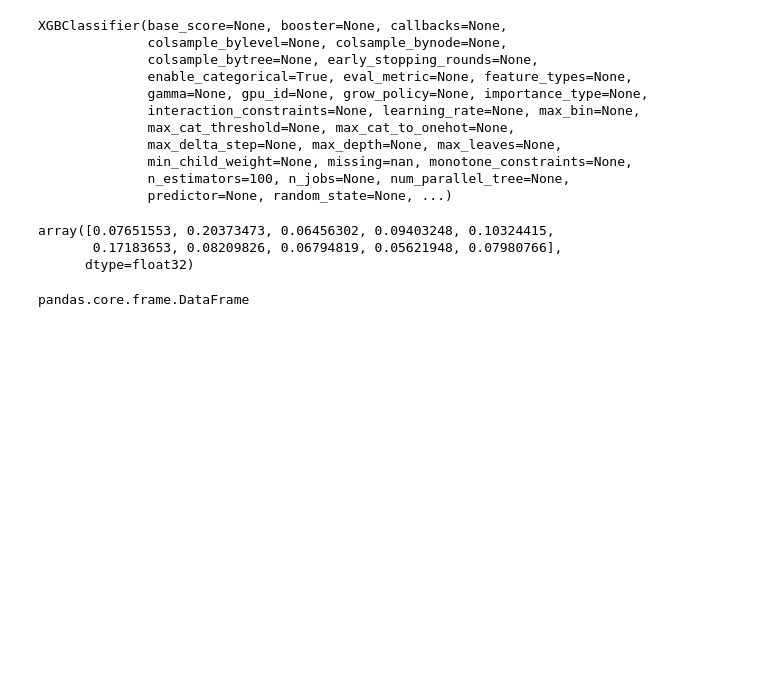
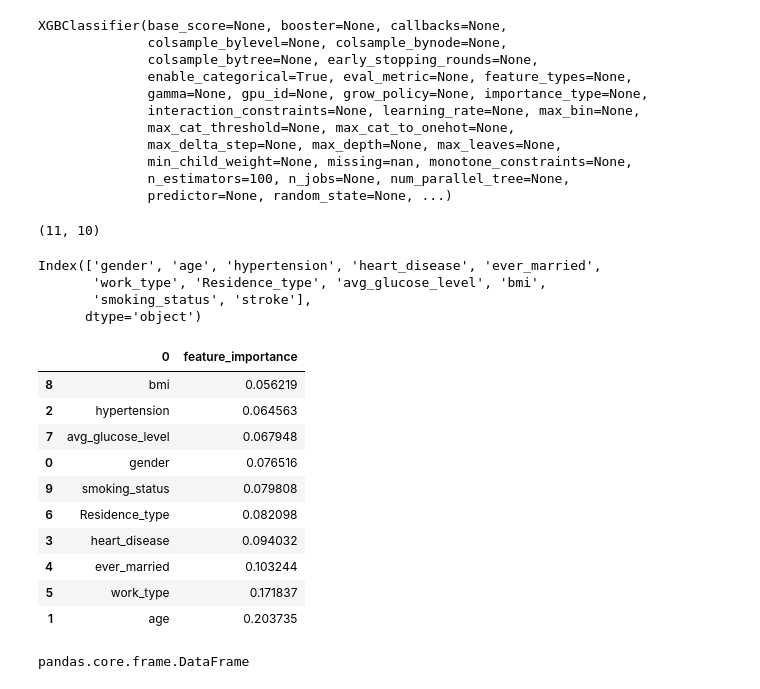
Before and after one commit to AriSky1/StrokePredictionApp, a Jupyter notebook: Untitled.ipynb, the cells around one changed output. Cells and saved outputs as stored; diff of their text form; code cells hidden in the pictures; blank space fills up the shorter version.

```diff
--- a/Untitled.ipynb
+++ b/Untitled.ipynb
@@ -88,11 +114,38 @@ XGBClassifier(base_score=None, booster=None, callbacks=None,
 # Or get a matplotlib axis
 # ax = xgb.plot_tree(clf, num_trees=1)
 # Get feature importances
-clf.feature_importances_
+fi = clf.feature_importances_
-# %% [output]
-array([0.07651553, 0.20373473, 0.06456302, 0.09403248, 0.10324415,
-       0.17183653, 0.08209826, 0.06794819, 0.05621948, 0.07980766],
-      dtype=float32)
+# %%
+len(df.columns), len(fi)
+# %% [output]
+(11, 10)
+# %%
+df.columns
+# %% [output]
+Index(['gender', 'age', 'hypertension', 'heart_disease', 'ever_married',
+       'work_type', 'Residence_type', 'avg_glucose_level', 'bmi',
+       'smoking_status', 'stroke'],
+      dtype='object')
+# %%
+li = ['gender', 'age', 'hypertension', 'heart_disease', 'ever_married',
+       'work_type', 'Residence_type', 'avg_glucose_level', 'bmi',
+       'smoking_status']
+# %%
+df_feat = pd.DataFrame(li)
+df_feat['feature_importance'] = fi
+df_feat.sort_values(by='feature_importance')
+# %% [output]
+|  | 0 | feature_importance |
+| 8 | bmi | 0.056219 |
+| 2 | hypertension | 0.064563 |
+| 7 | avg_glucose_level | 0.067948 |
+| 0 | gender | 0.076516 |
+| 9 | smoking_status | 0.079808 |
+| 6 | Residence_type | 0.082098 |
+| 3 | heart_disease | 0.094032 |
+| 4 | ever_married | 0.103244 |
+| 5 | work_type | 0.171837 |
+| 1 | age | 0.203735 |
 # %%
 type(X_test)
 # %% [output]
```
Also changed, not shown: parts of 14 cells of this notebook, 6 other files.
